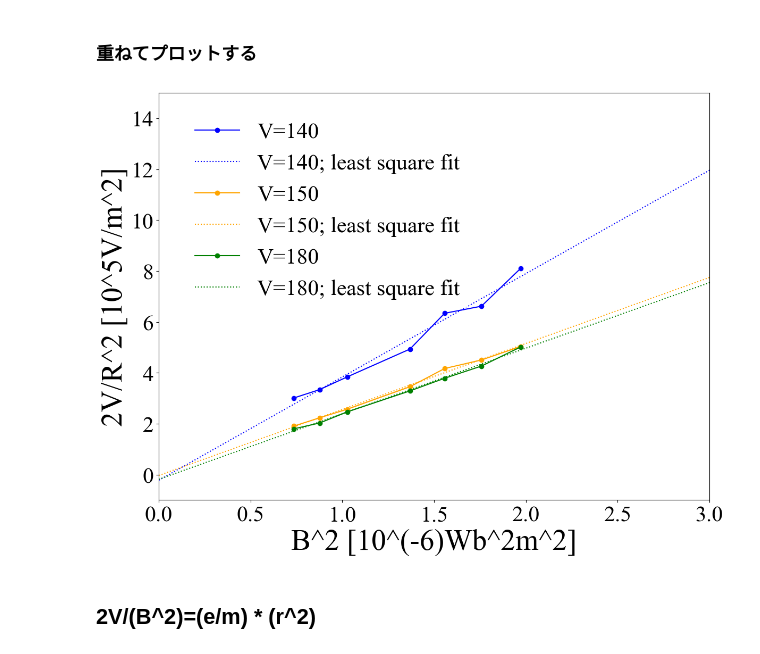
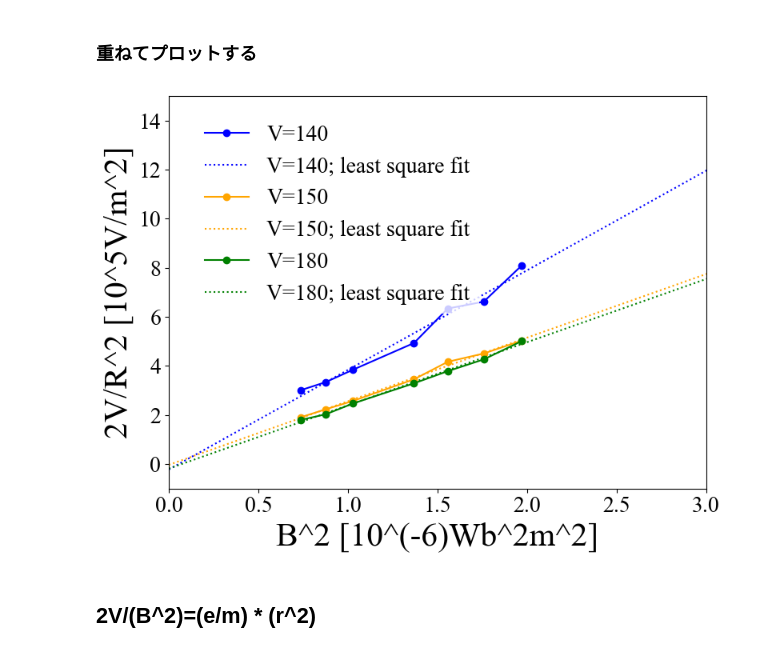
Before and after one commit to thayata/hands_on_python2, a Jupyter notebook: eoverm.ipynb, the cells around one changed output. Saved outputs shown, nothing was run; the diff lists cells and outputs as text; code cells hidden in the pictures.

```diff
--- a/eoverm.ipynb
+++ b/eoverm.ipynb
@@ -212,13 +194,13 @@ popt
 # %% [markdown]
 ### 重ねてプロットする
 # %%
-r=1.5
+r=1.
 fig, ax = plt.subplots(figsize=(r*8,r*6))
 ax.set_xlim(0,3)
 ax.set_ylim(0,550)
-ax.set_xlabel(r'B^2R^2 [nWb^2m^2]', fontsize=40)
-ax.set_ylabel(r"2V [V]", fontsize=40)
-ax.tick_params(labelsize=30)
+ax.set_xlabel(r'B^2R^2 [nWb^2m^2]', fontsize=30)
+ax.set_ylabel(r"2V [V]", fontsize=30)
+ax.tick_params(labelsize=20)
 #ax.set_xticks([0.0,0.2,0.4,0.6,0.8,1.0])
 #ax.set_yticks([0.0,0.1,0.2,0.3,0.4,0.5,0.6,0.7,0.8,0.9,1.0])
 
@@ -239,7 +221,7 @@ for i in I:
     ax.plot(x0,y,':',color=color[i],label=label)
 
 #ax.set_title("xxx", fontsize=30)
-legend=ax.legend(bbox_to_anchor=(0.95,0.05), loc='lower right', borderaxespad=0, fontsize=30, ncol=1)
+legend=ax.legend(bbox_to_anchor=(0.95,0.05), loc='lower right', borderaxespad=0, fontsize=20, ncol=1)
 frame = legend.get_frame()
 frame.set_linewidth(0)
 fig.tight_layout()
@@ -262,13 +245,13 @@ popt[0]/10**11,np.sqrt(pcov[0,0])/10**11
 # %% [markdown]
 ## e/m=(1.76 \pm 0.03) \times 10^{11} C/kg
 # %%
-r=1.5
+r=1.
 fig, ax = plt.subplots(figsize=(r*8,r*6))
 ax.set_xlim(0,3)
 ax.set_ylim(0,550)
-ax.set_xlabel(r'B^2R^2 [nWb^2m^2]', fontsize=40)
-ax.set_ylabel(r"2V [V]", fontsize=40)
-ax.tick_params(labelsize=30)
+ax.set_xlabel(r'B^2R^2 [nWb^2m^2]', fontsize=30)
+ax.set_ylabel(r"2V [V]", fontsize=30)
+ax.tick_params(labelsize=20)
 #ax.set_xticks([0.0,0.2,0.4,0.6,0.8,1.0])
 #ax.set_yticks([0.0,0.1,0.2,0.3,0.4,0.5,0.6,0.7,0.8,0.9,1.0])
 
@@ -289,7 +272,7 @@ x0=x0*10**(9)  # Convert to nWb^2m^2
 ax.plot(x0,y,':',color='red',label=label)
 
 #ax.set_title("xxx", fontsize=30)
-legend=ax.legend(bbox_to_anchor=(0.95,0.05), loc='lower right', borderaxespad=0, fontsize=30, ncol=1)
+legend=ax.legend(bbox_to_anchor=(0.95,0.05), loc='lower right', borderaxespad=0, fontsize=20, ncol=1)
 frame = legend.get_frame()
 frame.set_linewidth(0)
 fig.tight_layout()
@@ -313,11 +299,11 @@ f2[140]
 # %%
-r=1.5
+r=1.
 fig, ax = plt.subplots(figsize=(r*8,r*6))
 ax.set_xlim(0,3)
 ax.set_ylim(0,10)
-ax.set_xlabel(r'B^2 [10^(-6)Wb^2m^2]', fontsize=40)
-ax.set_ylabel(r"2V/R^2 [10^5V/m^2]", fontsize=40)
-ax.tick_params(labelsize=30)
+ax.set_xlabel(r'B^2 [10^(-6)Wb^2m^2]', fontsize=30)
+ax.set_ylabel(r"2V/R^2 [10^5V/m^2]", fontsize=30)
+ax.tick_params(labelsize=20)
 #ax.set_xticks([0.0,0.2,0.4,0.6,0.8,1.0])
 #ax.set_yticks([0.0,0.1,0.2,0.3,0.4,0.5,0.6,0.7,0.8,0.9,1.0])
 
@@ -331,7 +317,7 @@ for v in V:
     ax.plot(x,y,'-',marker=marker,color=color[v],label=label)
 
 #ax.set_title("xxx", fontsize=30)
-legend=ax.legend(bbox_to_anchor=(0.05,0.95), loc='upper left', borderaxespad=0, fontsize=30, ncol=1)
+legend=ax.legend(bbox_to_anchor=(0.05,0.95), loc='upper left', borderaxespad=0, fontsize=20, ncol=1)
 frame = legend.get_frame()
 frame.set_linewidth(0)
 fig.tight_layout()
@@ -359,38 +345,38 @@ popt
 # %% [markdown]
 ### 重ねてプロットする
 # %%
-r=1.5
+r=1.
 fig, ax = plt.subplots(figsize=(r*8,r*6))
 ax.set_xlim(0,3)
 ax.set_ylim(-1,15)
-ax.set_xlabel(r'B^2 [10^(-6)Wb^2m^2]', fontsize=40)
-ax.set_ylabel(r"2V/R^2 [10^5V/m^2]", fontsize=40)
-ax.tick_params(labelsize=30)
+ax.set_xlabel(r'B^2 [10^(-6)Wb^2m^2]', fontsize=30)
+ax.set_ylabel(r"2V/R^2 [10^5V/m^2]", fontsize=30)
+ax.tick_params(labelsize=20)
 #ax.set_xticks([0.0,0.2,0.4,0.6,0.8,1.0])
 #ax.set_yticks([0.0,0.1,0.2,0.3,0.4,0.5,0.6,0.7,0.8,0.9,1.0])
 
 marker='o'
 color={140:'blue', 150:'orange', 180:'green'}
 x0=np.arange(100)*10**(-6)
 
 for v in V:
     label=f'V={v}'
     x=f2[v]['B2']*10**6  # Convert to 10^(-6)Wb^2m^2
     y=f2[v]['2V/R2']*10**(-5)
     ax.plot(x,y,'-',marker=marker,color=color[v],label=label)
 
     label=f'V={v}; least square fit'
     y=func(x0, *popt[v])*10**(-5)
     x0=x0*10**(6)  # Convert to nWb^2m^2
     ax.plot(x0,y,':',color=color[v],label=label)
 
 #ax.set_title("xxx", fontsize=30)
-legend=ax.legend(bbox_to_anchor=(0.05,0.95), loc='upper left', borderaxespad=0, fontsize=30, ncol=1)
+legend=ax.legend(bbox_to_anchor=(0.05,0.95), loc='upper left', borderaxespad=0, fontsize=20, ncol=1)
 frame = legend.get_frame()
 frame.set_linewidth(0)
 fig.tight_layout()
 # %% [output]
-[figure, old version]
+[figure, new version]
 # %% [markdown]
 ## 2V/(B^2)=(e/m) * (r^2)
 # %% [markdown]
```
Also changed, not shown: parts of 16 cells of this notebook, 11 other files.
